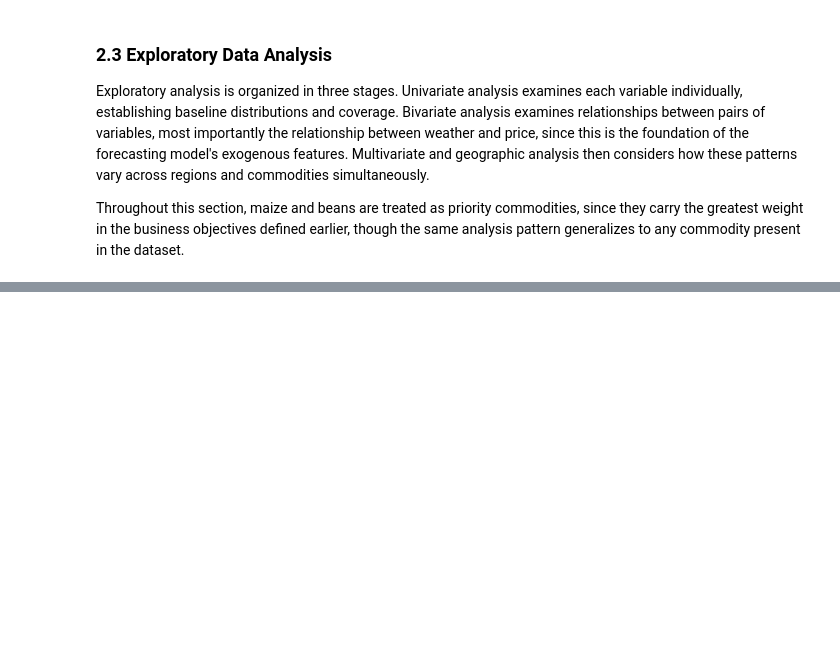
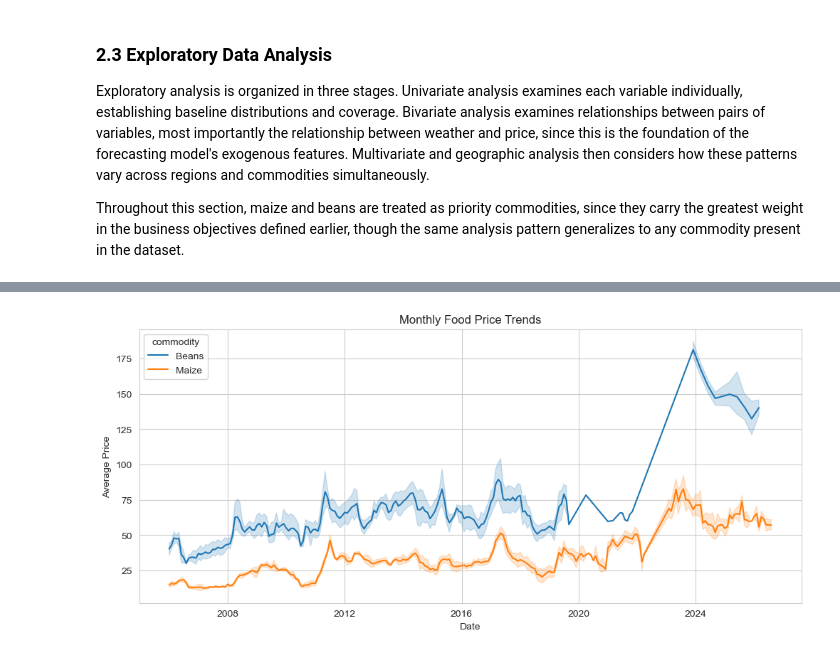
Before and after one commit to kevinkiplangat432/Predictive-Time-Series-Pipeline-using-a-Dual-Input-LSTM-and-Geospatial-Mapping, a Jupyter notebook: kenyan_prices_food.ipynb, the cells around one changed output, grey strips where cells are left out. Cells and saved outputs as stored; diff of their text form; code cells hidden in the pictures; blank space fills up the shorter version.

```diff
--- a/kenyan_prices_food.ipynb
+++ b/kenyan_prices_food.ipynb
@@ -503,0 +758,21 @@ Throughout this section, maize and beans are treated as priority commodities, si
+# %%
+# Plot price trends for selected commodities
+selected_commodities = ["Maize", "Beans"]
+
+trend_data = monthly_prices[
+    monthly_prices["commodity"].isin(selected_commodities)
+]
+
+sns.lineplot(
+    data=trend_data,
+    x="date",
+    y="price",
+    hue="commodity"
+)
+
+plt.title("Monthly Food Price Trends")
+plt.xlabel("Date")
+plt.ylabel("Average Price")
+plt.show()
+# %% [output]
+[figure, added]
```
Also changed, not shown: parts of 9 cells of this notebook.
